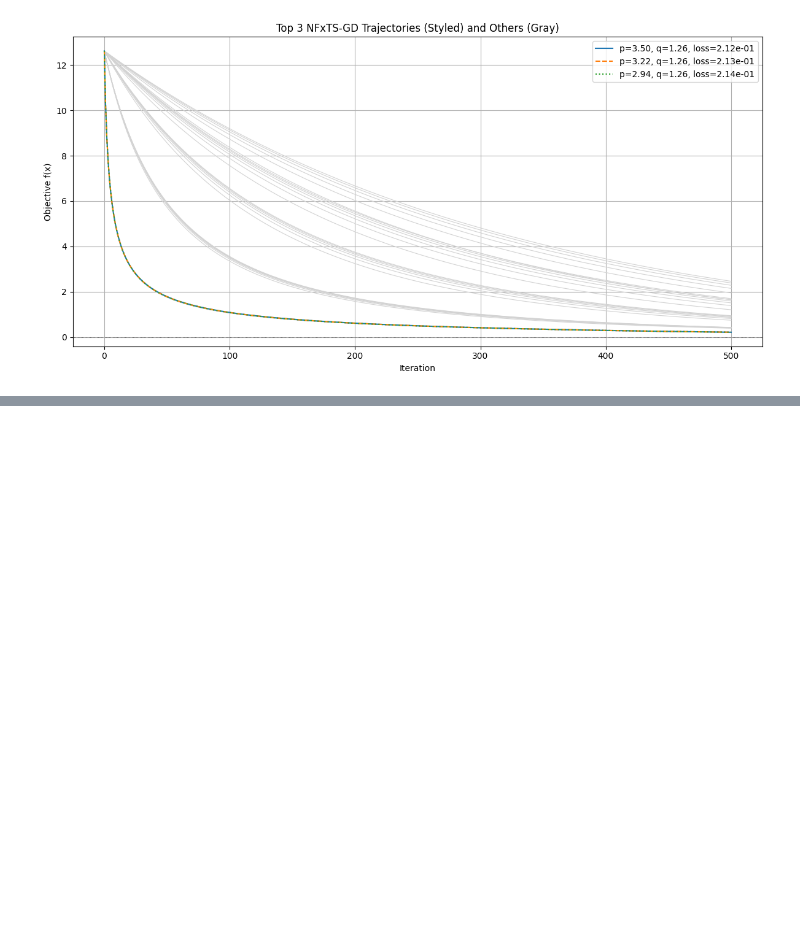
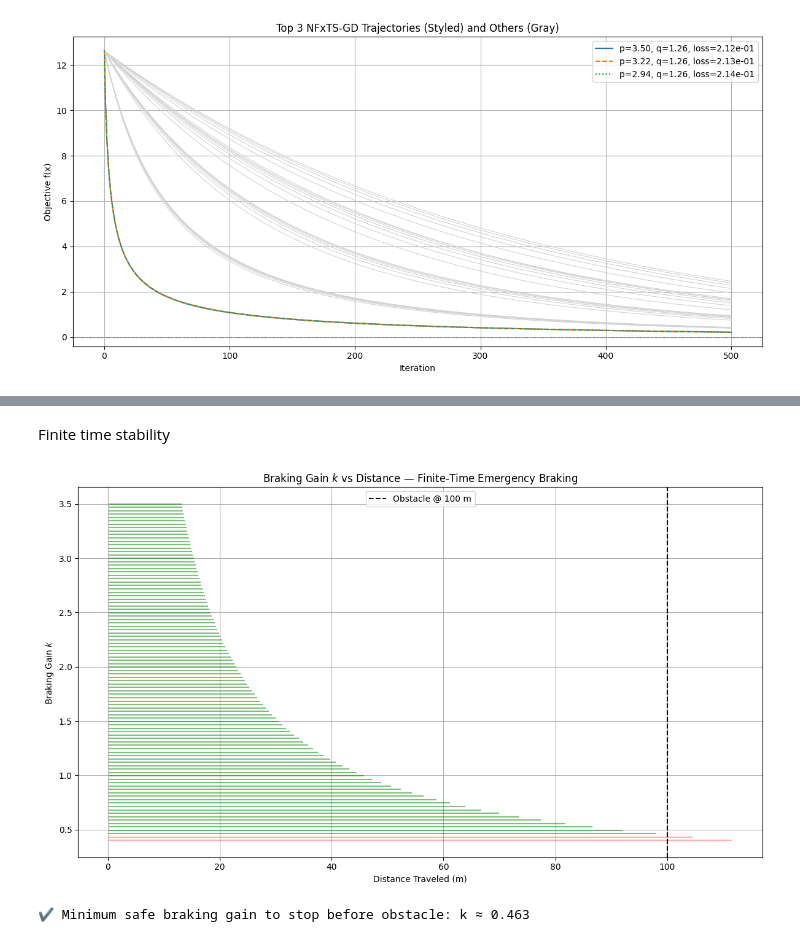
Before and after one commit to vadhri/distributed-optimization, a Jupyter notebook: Stabiilty.ipynb, the cells around one changed output, grey strips where cells are left out. Cells and saved outputs as stored; diff of their text form; code cells hidden in the pictures; blank space fills up the shorter version.

```diff
--- a/Stabiilty.ipynb
+++ b/Stabiilty.ipynb
@@ -201,0 +421,54 @@ plt.show()
+# %% [markdown]
+Finite time stability
+# %%
+import numpy as np
+import matplotlib.pyplot as plt
+
+# Parameters
+v0 = 16.67  # Initial speed in m/s (60 km/h)
+alpha = 0.5  # Nonlinearity in braking
+D_obstacle = 100  # Obstacle at 100 meters
+
+# k range
+k_values = np.linspace(0.4, 3.5, 100)  # braking gains
+t = np.linspace(0, 15, 1000)  # simulate 15 seconds
+dt = t[1] - t[0]
+
+# Set up plot
+plt.figure(figsize=(12, 7))
+
+# Track critical values
+k_safe = []
+
+for k in k_values:
+    # Compute v(t)
+    v_alpha = np.maximum(v0**(1 - alpha) - k * (1 - alpha) * t, 0)
+    v_t = v_alpha**(1 / (1 - alpha))
+
+    # Integrate to get distance
+    x_t = np.cumsum(v_t) * dt
+    x_final = x_t[-1]
+
+    if x_final <= D_obstacle:
+        plt.plot(x_t, [k]*len(x_t), color='green', alpha=0.5)
+        k_safe.append(k)
+    else:
+        plt.plot(x_t, [k]*len(x_t), color='red', alpha=0.3)
+
+# Obstacle line
+plt.axvline(x=D_obstacle, color='black', linestyle='--', label='Obstacle @ 100 m')
+
+# Labels and styling
+plt.xlabel('Distance Traveled (m)')
+plt.ylabel('Braking Gain $k$')
+plt.title('Braking Gain $k$ vs Distance — Finite-Time Emergency Braking')
+plt.grid(True)
+plt.legend()
+plt.tight_layout()
+plt.show()
+
+# Report safe range
+print(f"Minimum safe braking gain to stop before obstacle: k ≈ {min(k_safe):.3f}")
+# %% [output]
+[figure, added]
+✔️ Minimum safe braking gain to stop before obstacle: k ≈ 0.463
```
Also changed, not shown: parts of 10 cells of this notebook.
